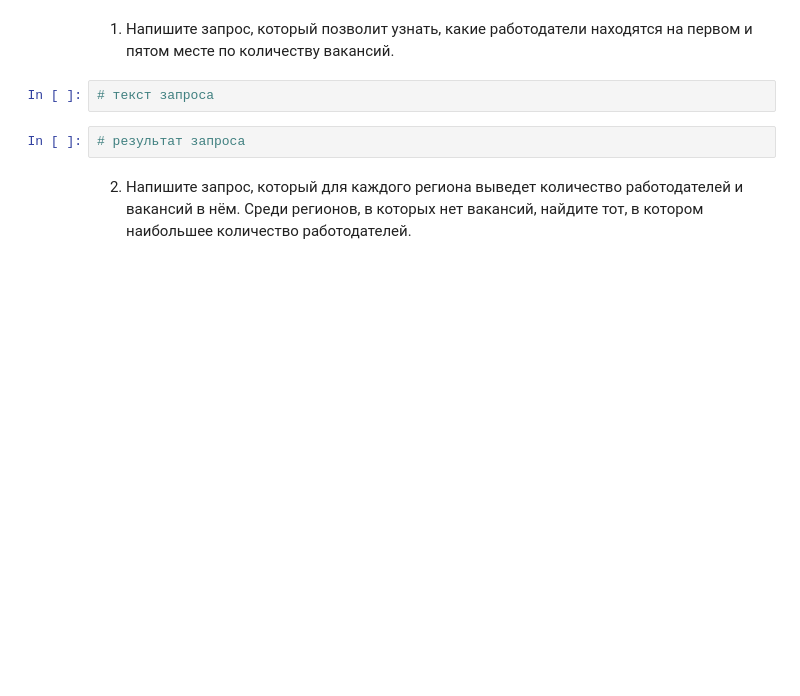
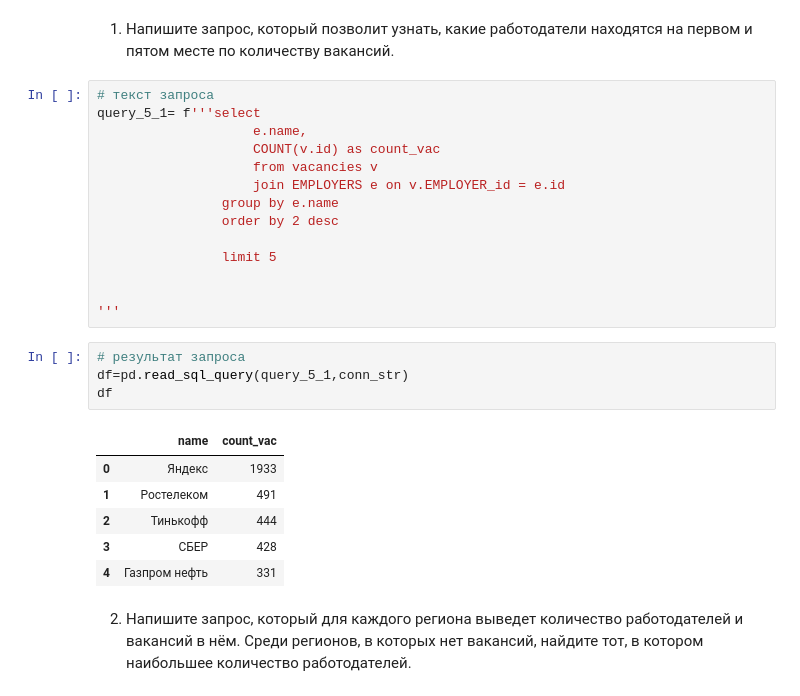
Before and after one commit to Alevtina529/test, a Jupyter notebook: Анализ резюме от HeadHunter/Project_2_Ноутбук_шаблон.ipynb, the cells around one changed output. Cells and saved outputs as stored; diff of their text form; blank space fills up the shorter version.

```diff
--- a/Анализ резюме от HeadHunter/Project_2_Ноутбук_шаблон.ipynb
+++ b/Анализ резюме от HeadHunter/Project_2_Ноутбук_шаблон.ipynb
@@ -245,8 +270,29 @@ df
 1. Напишите запрос, который позволит узнать, какие работодатели находятся на первом и пятом месте по количеству вакансий.
 # %%
 # текст запроса
+query_5_1= f'''select
+                    e.name,
+                    COUNT(v.id) as count_vac
+                    from vacancies v
+                    join EMPLOYERS e on v.EMPLOYER_id = e.id
+                group by e.name
+                order by 2 desc
+
+                limit 5
+
+
+'''
 # %%
 # результат запроса
+df=pd.read_sql_query(query_5_1,conn_str)
+df
+# %% [output]
+|  | name | count_vac |
+| 0 | Яндекс | 1933 |
+| 1 | Ростелеком | 491 |
+| 2 | Тинькофф | 444 |
+| 3 | СБЕР | 428 |
+| 4 | Газпром нефть | 331 |
 # %% [markdown]
 2. Напишите запрос, который для каждого региона выведет количество работодателей и вакансий в нём.
 Среди регионов, в которых нет вакансий, найдите тот, в котором наибольшее количество работодателей.
```
Also changed, not shown: parts of 3 cells of this notebook.
